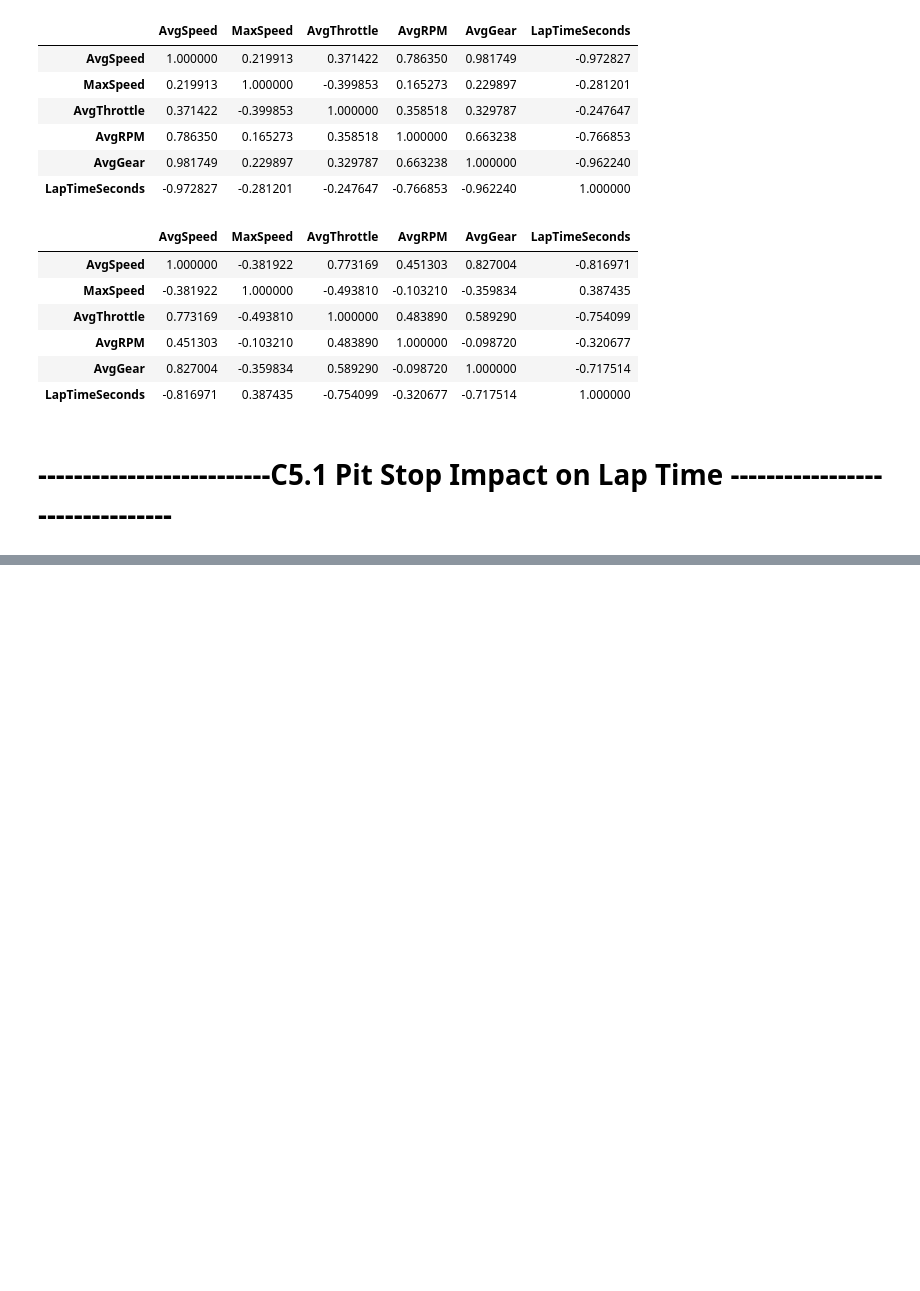
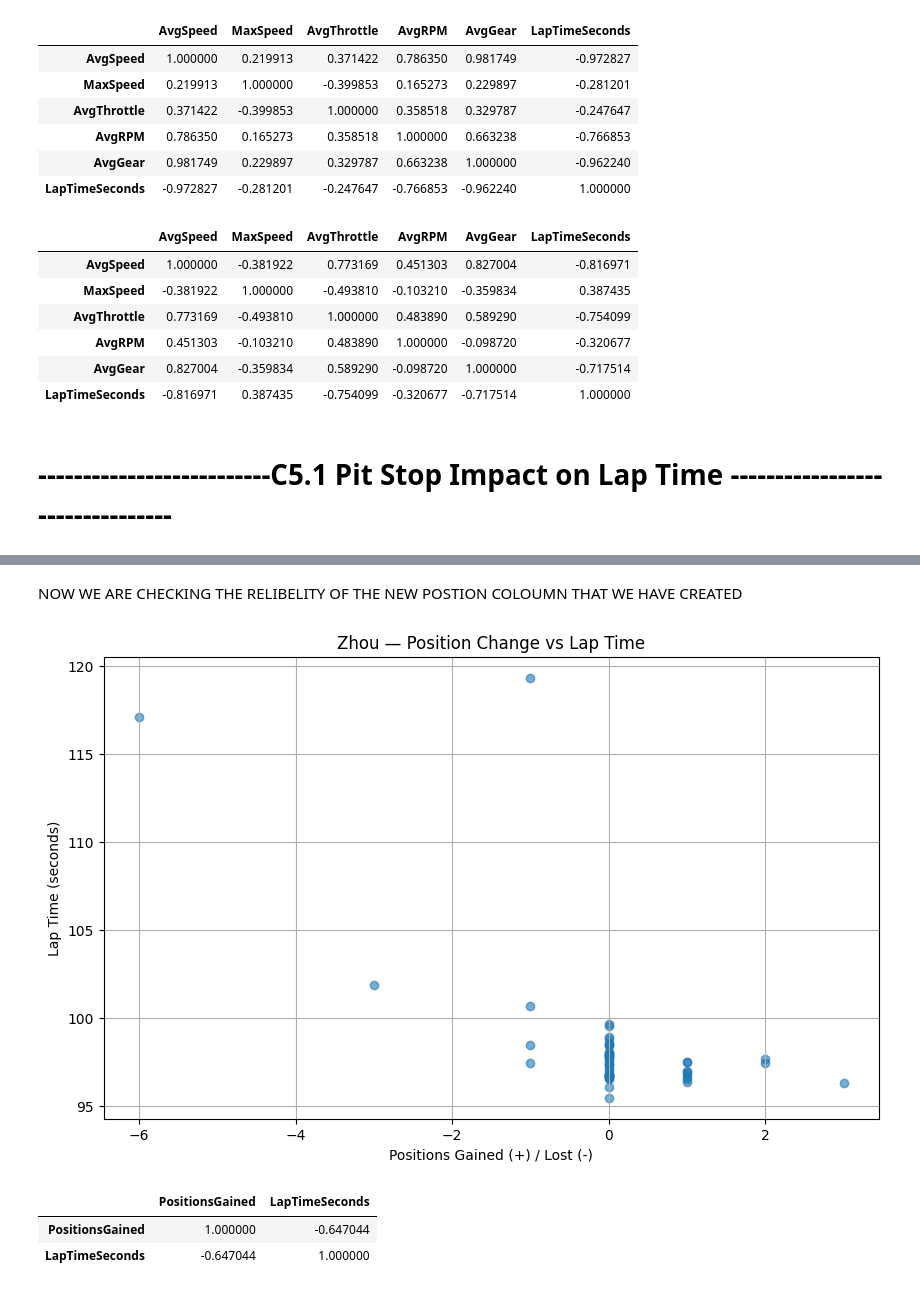
Before and after one commit to mohammedDhinojwala/f1-ai-race-strategy, a Jupyter notebook: notebooks/01_data_investigation.ipynb, the cells around one changed output, grey strips where cells are left out. Cells and saved outputs as stored; diff of their text form; code cells hidden in the pictures; blank space fills up the shorter version.

```diff
--- a/notebooks/01_data_investigation.ipynb
+++ b/notebooks/01_data_investigation.ipynb
@@ -2774,0 +2805,8 @@ zhou_laps[
+# %%
+clean_laps = zhou_laps[
+    ~zhou_laps["LapNumber"].isin([1, 9, 10, 28, 29])
+].copy()
+# %%
+fastest_lap = clean_laps["LapTimeSeconds"].min()
+
+fastest_lap
@@ -2774,0 +2815,4 @@ zhou_laps[
+# %%
+zhou_laps["TimeLossSeconds"] = (
+    zhou_laps["LapTimeSeconds"] - fastest_lap
+)
@@ -2774,0 +2849,4 @@ zhou_laps[
+# %%
+zhou_laps["PositionsGained"] = (
+    zhou_laps["Position"].shift(1) - zhou_laps["Position"]
+)
@@ -2774,0 +2879,27 @@ zhou_laps[
+# %% [markdown]
+NOW WE ARE CHECKING THE RELIBELITY OF THE NEW POSTION COLOUMN THAT WE  HAVE CREATED
+# %%
+plt.figure(figsize=(10, 6))
+
+plt.scatter(
+    zhou_laps["PositionsGained"],
+    zhou_laps["LapTimeSeconds"],
+    alpha=0.6
+)
+
+plt.xlabel("Positions Gained (+) / Lost (-)")
+plt.ylabel("Lap Time (seconds)")
+plt.title("Zhou — Position Change vs Lap Time")
+plt.grid(True)
+
+plt.show()
+# %% [output]
+[figure, added]
+# %%
+zhou_laps[
+    ["PositionsGained", "LapTimeSeconds"]
+].corr()
+# %% [output]
+|  | PositionsGained | LapTimeSeconds |
+| PositionsGained | 1.000000 | -0.647044 |
+| LapTimeSeconds | -0.647044 | 1.000000 |
```
Also changed, not shown: parts of 13 cells of this notebook.
